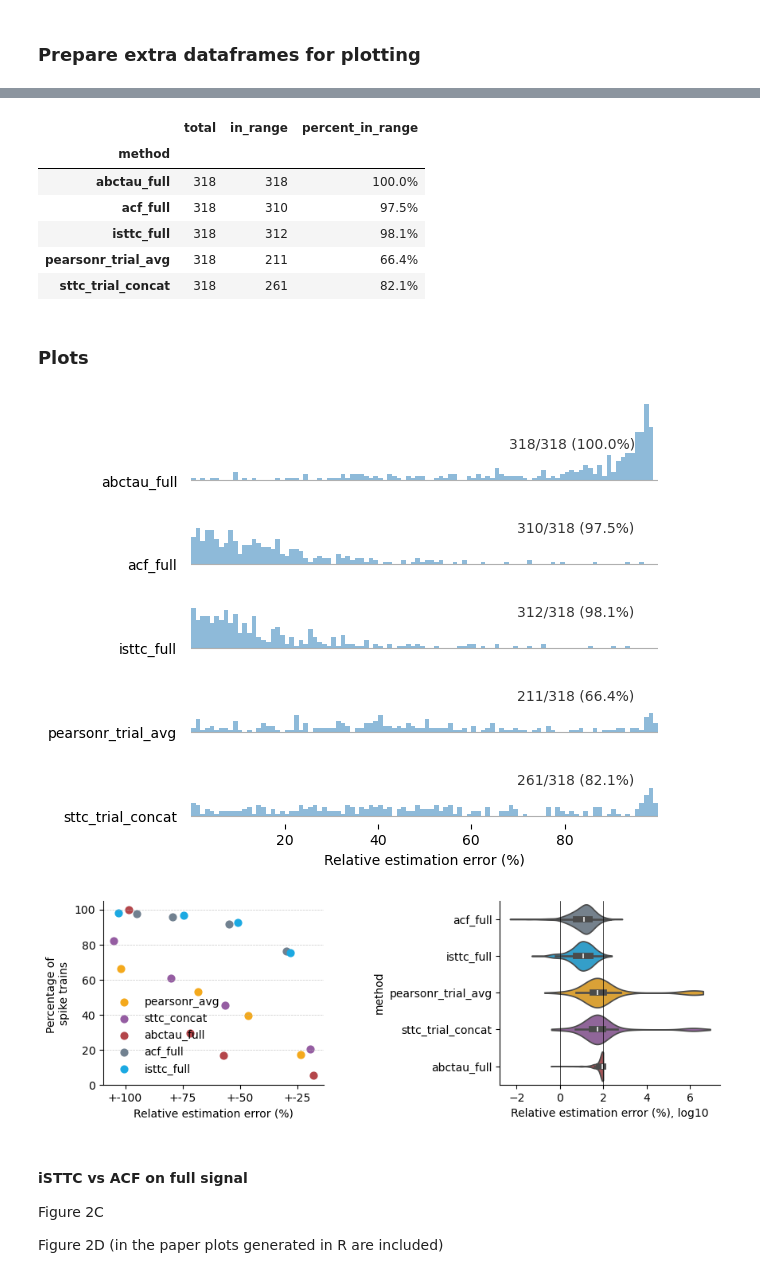
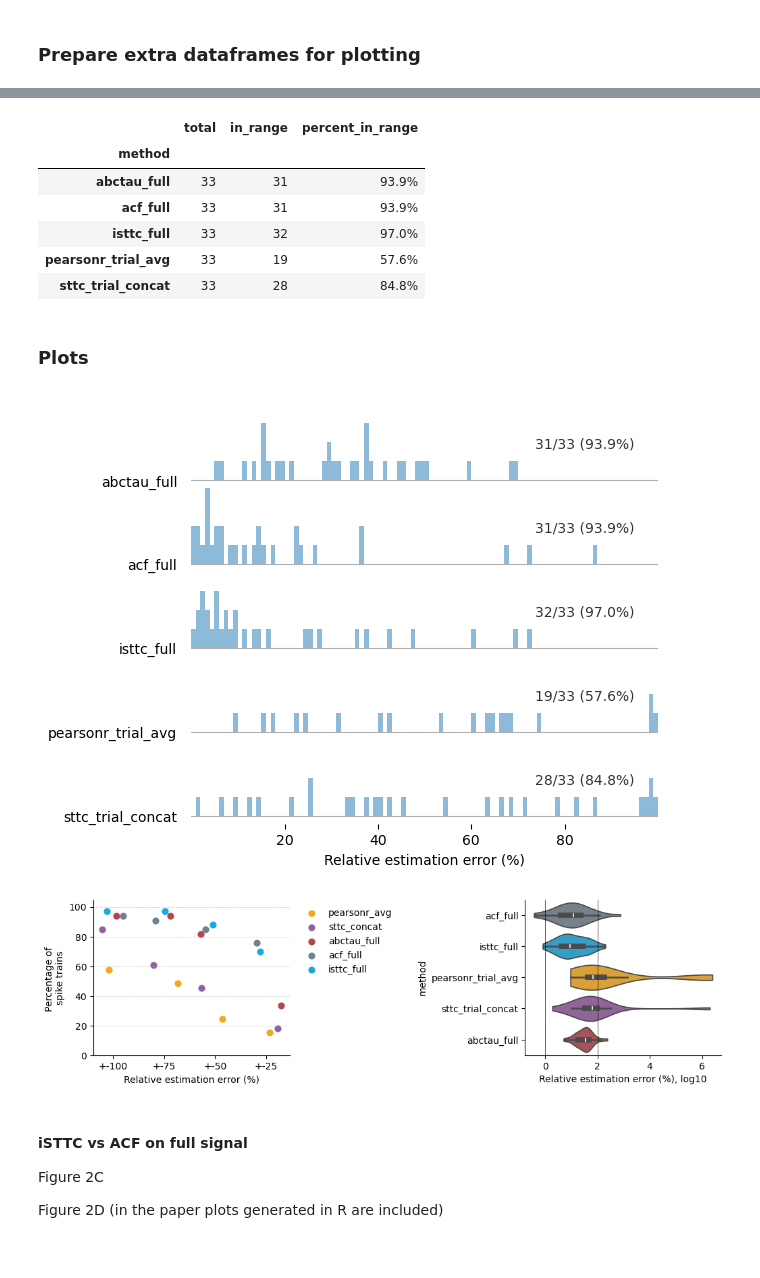
Before and after one commit to iinnpp/isttc, a Jupyter notebook: notebooks/synthetic/plot_taus_with_abctau.ipynb, the cells around one changed output, grey strips where cells are left out. Saved outputs shown, nothing was run; the diff lists cells and outputs as text; code cells hidden in the pictures.

Commit message:
abctau duff params, timeout runs, map, figs

```diff
--- a/notebooks/synthetic/plot_taus_with_abctau.ipynb
+++ b/notebooks/synthetic/plot_taus_with_abctau.ipynb
@@ -19,7 +19,7 @@ mpl.rcParams['ps.fonttype'] = 42
 plt.rcParams['svg.fonttype'] = 'none'
 # %%
 results_folder = project_folder_path + 'results\\synthetic\\results\\param_fr_alpha_tau\\'
-fig_folder = project_folder_path + 'results\\synthetic\\figures\\'
+fig_folder = project_folder_path + 'results\\synthetic\\results\\param_fr_alpha_tau_abctau\\figs\\'
 # %%
 save_fig = False
 # %% [markdown]
@@ -57,7 +57,7 @@ results_folder = Path(results_folder)
 
 # From summary_tau_all_long_df: four methods in one wide (ACF, iSTTC, PersonR, iSTTC trails (сoncat))
 print('ACF, iSTTC, PersonR, iSTTC trails (сoncat)')
-df_all = pd.read_pickle(results_folder / "summary_tau_all_long_df_all_units_with_abctau.pkl")
+df_all = pd.read_pickle(results_folder / "summary_tau_all_long_df_all_units_with_abctau_dst_gamma_0_01_50.pkl")
 # spec_all = {
 #     "tau_diff_rel_acf": "acf_full",
 #     "tau_diff_rel_isttc": "isttc_full",
@@ -175,11 +185,11 @@ tau_plot_long_0_100perc_df
 # %% [output]
 |  | total | in_range | percent_in_range |
 | method |  |  |  |
-| abctau_full | 318 | 318 | 100.0% |
-| acf_full | 318 | 310 | 97.5% |
-| isttc_full | 318 | 312 | 98.1% |
-| pearsonr_trial_avg | 318 | 211 | 66.4% |
-| sttc_trial_concat | 318 | 261 | 82.1% |
+| abctau_full | 33 | 31 | 93.9% |
+| acf_full | 33 | 31 | 93.9% |
+| isttc_full | 33 | 32 | 97.0% |
+| pearsonr_trial_avg | 33 | 19 | 57.6% |
+| sttc_trial_concat | 33 | 28 | 84.8% |
 # %% [markdown]
 ### Plots
 # %%
@@ -338,40 +348,40 @@ for ax, method in zip(axes, method_order):
     )
 
 if save_fig:
-    plt.savefig(fig_folder + 'parametric_4_methods_one_trial_impl_rel_error_hist.png' , bbox_inches='tight', dpi=300)
-    plt.savefig(fig_folder + 'parametric_4_methods_one_trial_impl_rel_error_hist.svg' , bbox_inches='tight')
+    plt.savefig(fig_folder + 'parametric_5_methods_one_trial_impl_rel_error_hist.png' , bbox_inches='tight', dpi=300)
+    plt.savefig(fig_folder + 'parametric_5_methods_one_trial_impl_rel_error_hist.svg' , bbox_inches='tight')
 # %% [output]
-[figure, old version]
+[figure, new version]
 # %%
-fig, axes = plt.subplots(1,2, figsize=(10,3))
-plt.subplots_adjust(hspace=0.4, wspace=0.8)
+fig, axes = plt.subplots(1,2, figsize=(12,3))
+plt.subplots_adjust(hspace=0.4, wspace=1.2)
 
 plot_one_threshold_jittered_lines(axes[0],
     tau_plot_error_long_df,
     jitter=0.3, seed=42)
 axes[0].set_ylabel('Percentage of \nspike trains')
 axes[0].set_xlabel('Relative estimation error (%)')
 axes[0].set_ylim([0, 105])
 axes[0].grid(True, which="both", axis='y', linestyle="--", linewidth=0.5, alpha=0.7)
 
 df_all['tau_diff_rel_log10'] = np.log10(df_all['tau_diff_rel'])
 method_order = ['acf_full', 'isttc_full', 'pearsonr_trial_avg', 'sttc_trial_concat', 'abctau_full']
 sns.violinplot(y='method', x='tau_diff_rel_log10', hue='method', order=method_order, hue_order=method_order,
                palette=colors, data=df_all , cut=0, ax=axes[1])
 axes[1].axvline(x=0, lw=0.5, c='k')
 axes[1].axvline(x=2, lw=0.5, c='k')
 axes[1].set_xlabel('Relative estimation error (%), log10')
 
 for ax in axes.flat:
     sns.despine(ax=ax)
 
-axes[0].legend(frameon=False)
+axes[0].legend(frameon=False, loc='upper left', bbox_to_anchor=(1.02, 1))
 
 if save_fig:
-    plt.savefig(fig_folder + 'parametric_4_methods_taus_rel_error_one_trials_impl.png' , bbox_inches='tight', dpi=300)
-    plt.savefig(fig_folder + 'parametric_4_methods_taus_rel_error_one_trials_impl.svg' , bbox_inches='tight')
+    plt.savefig(fig_folder + 'parametric_5_methods_taus_rel_error_one_trials_impl_dst_gamma.png' , bbox_inches='tight', dpi=300)
+    plt.savefig(fig_folder + 'parametric_5_methods_taus_rel_error_one_trials_impl_dst_gamma.svg' , bbox_inches='tight')
 # %% [output]
-[figure, old version]
+[figure, new version]
 # %% [markdown]
 #### iSTTC vs ACF on full signal
 
```
Also changed, not shown: parts of 2 cells of this notebook, 7 other files.
